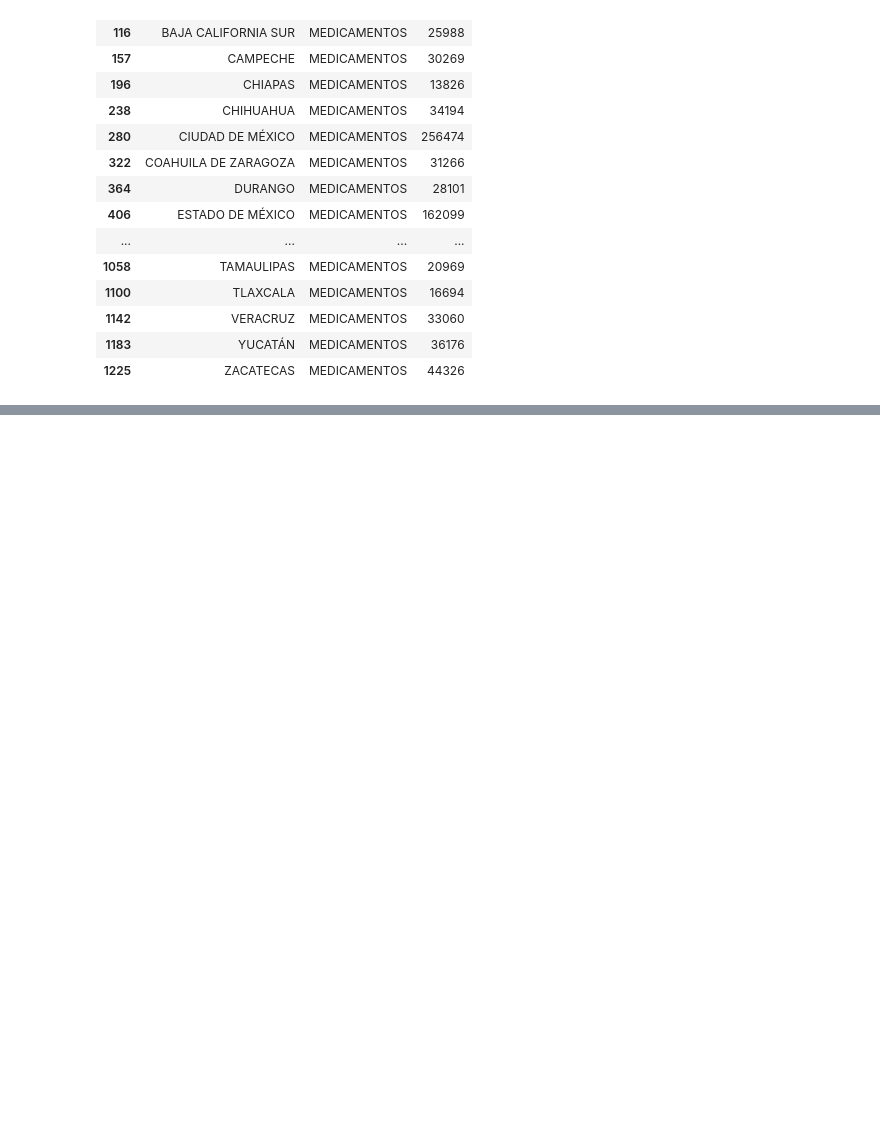
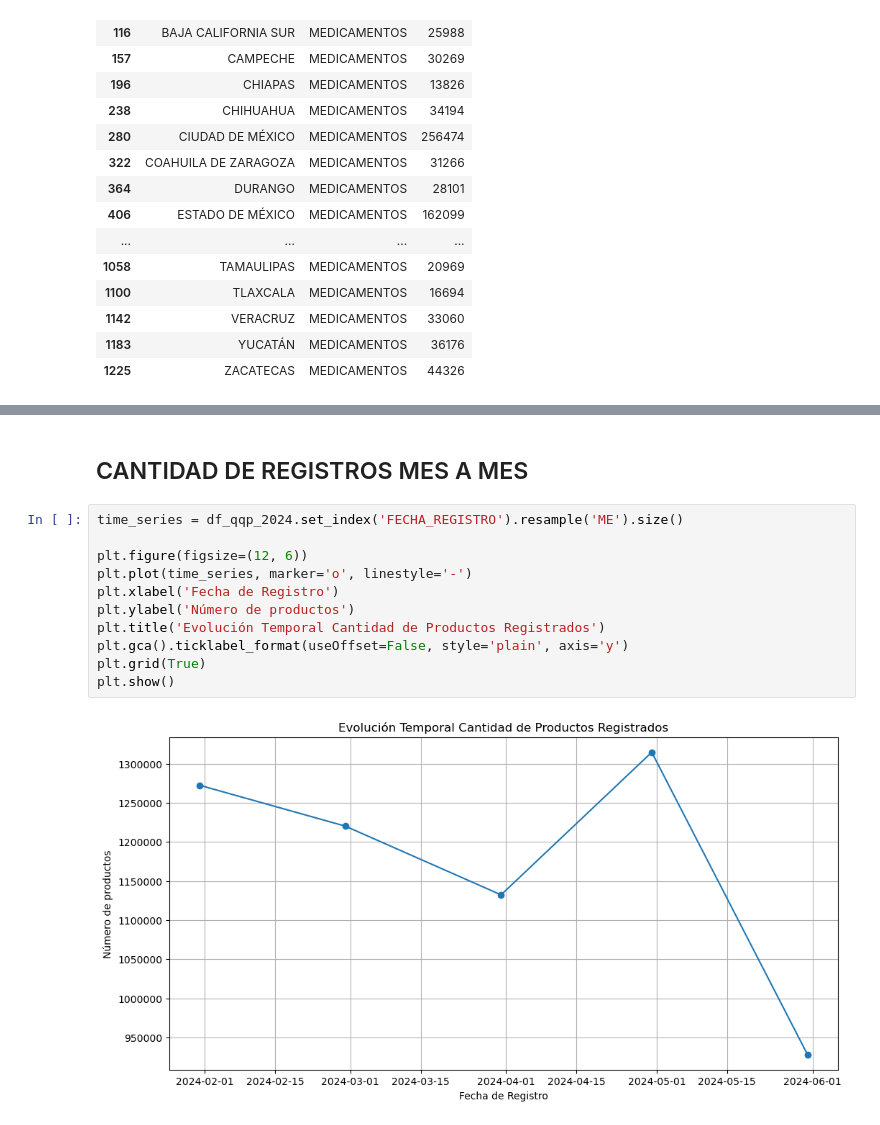
Before and after one commit to Andresmup/aws-sagemaker-qqp, a Jupyter notebook: python/QQP_2024.ipynb, the cells around one changed output, grey strips where cells are left out. Saved outputs shown, nothing was run; the diff lists cells and outputs as text; blank space fills up the shorter version.

```diff
--- a/python/QQP_2024.ipynb
+++ b/python/QQP_2024.ipynb
@@ -236,0 +307,15 @@ plt.show()
+# %% [markdown]
+## CANTIDAD DE REGISTROS MES A MES
+# %%
+time_series = df_qqp_2024.set_index('FECHA_REGISTRO').resample('ME').size()
+
+plt.figure(figsize=(12, 6))
+plt.plot(time_series, marker='o', linestyle='-')
+plt.xlabel('Fecha de Registro')
+plt.ylabel('Número de productos')
+plt.title('Evolución Temporal Cantidad de Productos Registrados')
+plt.gca().ticklabel_format(useOffset=False, style='plain', axis='y')
+plt.grid(True)
+plt.show()
+# %% [output]
+[figure, added]
```
Also changed, not shown: parts of 20 cells of this notebook.
